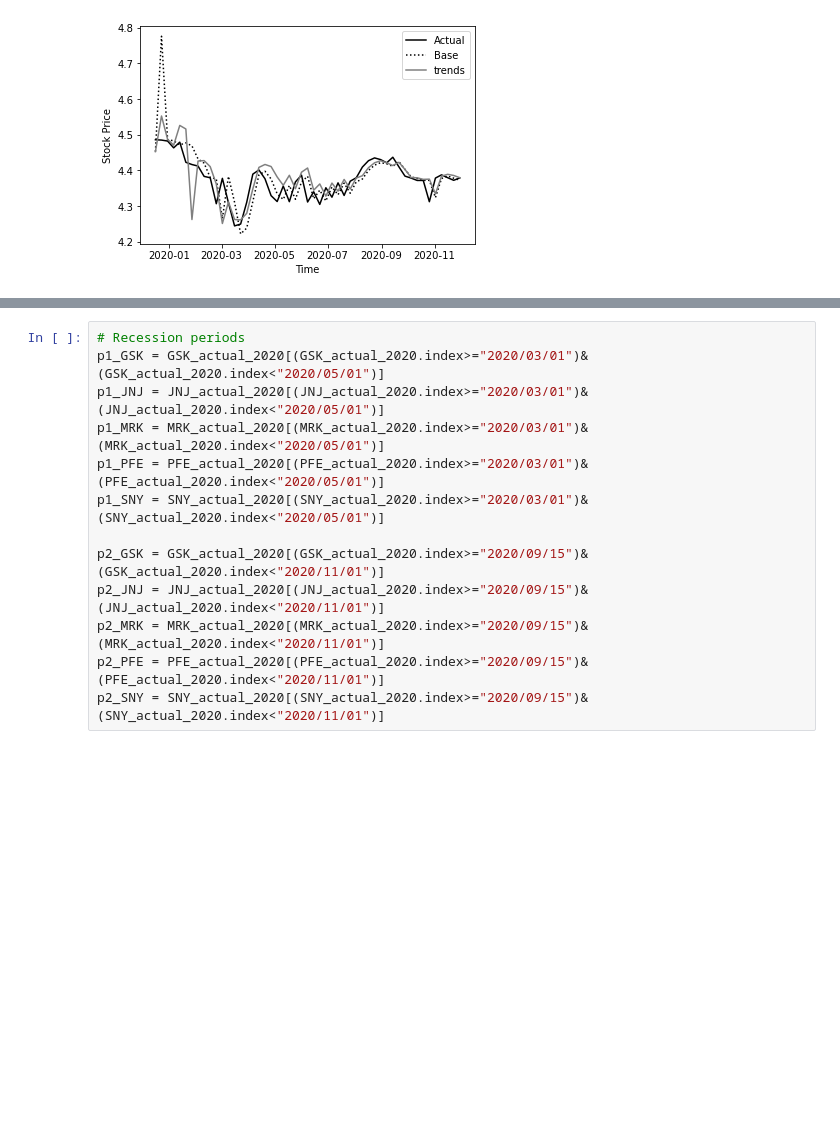
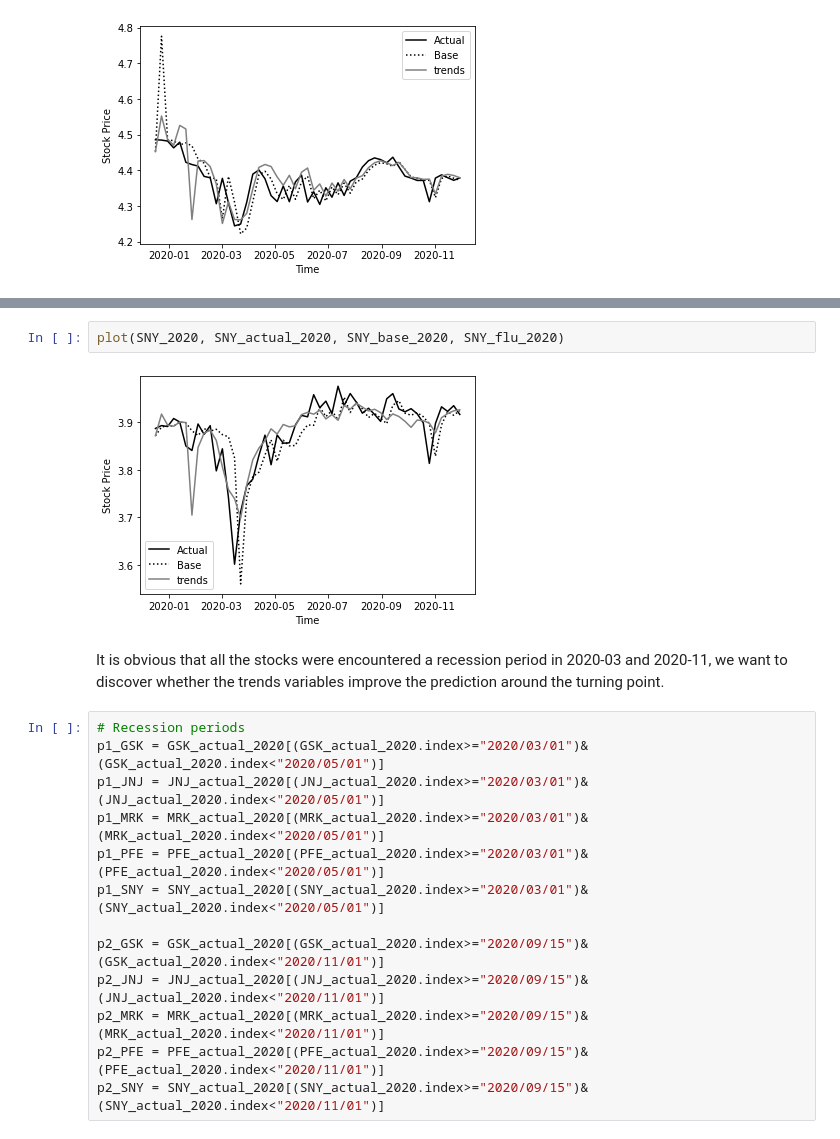
Before and after one commit to epfl-ada/ada-2020-project-milestone-p3-p3_illusions, a Jupyter notebook: extension_2020.ipynb, the cells around one changed output, grey strips where cells are left out. Cells and saved outputs as stored; diff of their text form; blank space fills up the shorter version.

```diff
--- a/extension_2020.ipynb
+++ b/extension_2020.ipynb
@@ -292,3 +325,9 @@ plot(GSK_2020, GSK_actual_2020, GSK_base_2020, GSK_trends_2020)
+# %%
+plot(SNY_2020, SNY_actual_2020, SNY_base_2020, SNY_flu_2020)
+# %% [output]
+[figure, added]
+# %% [markdown]
+It is obvious that all the stocks were encountered a recession period in 2020-03 and 2020-11, we want to discover whether the trends variables improve the prediction around the turning point.
 # %%
 # Recession periods
 p1_GSK = GSK_actual_2020[(GSK_actual_2020.index>="2020/03/01")&(GSK_actual_2020.index<"2020/05/01")]
```
Also changed, not shown: parts of 18 cells of this notebook.
